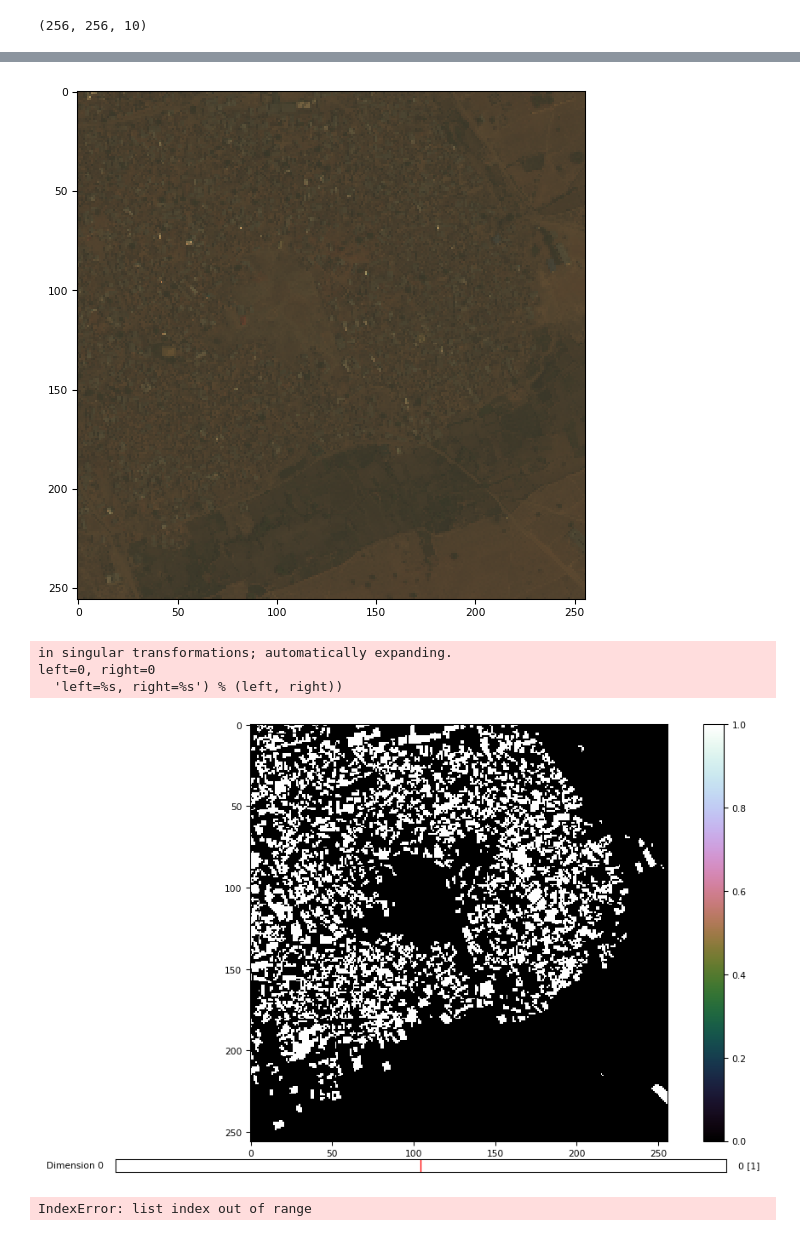
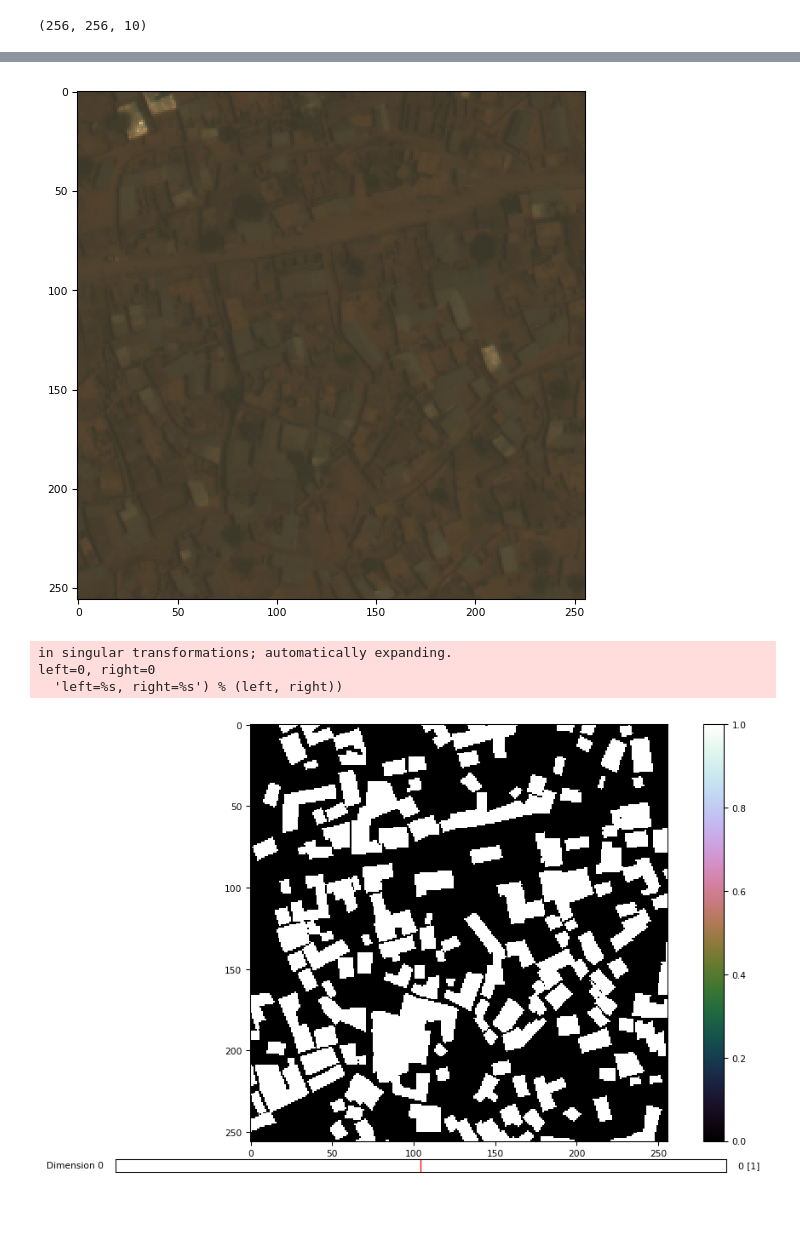
Before and after one commit to ParuninPavel/remote_sensing, a Jupyter notebook: Dataset_prep_lib.ipynb, the cells around one changed output, grey strips where cells are left out. Saved outputs shown, nothing was run; the diff lists cells and outputs as text; code cells hidden in the pictures.

```diff
--- a/Dataset_prep_lib.ipynb
+++ b/Dataset_prep_lib.ipynb
@@ -553,7 +633,7 @@ left=0, right=0
 img_ra = np.rollaxis(img, 0,3)
 test = MapObject(img_ra, masks_dict)
 test.poly2mask()
-patches, mask_patches = test.get_ordered_patches(shear=0, scale = 0.1, random_shear=False, aug=False)
+patches, mask_patches = test.get_ordered_patches(shear=0, scale = 0.5, random_shear=False, aug=False)
 for i in range(5):
     tiff.imshow(patches[i])
     plt.show()
@@ -568,6 +647,5 @@ ____ (339, 334, 10)
-[figure, old version]
+[figure, new version]
 in singular transformations; automatically expanding.
 left=0, right=0
   'left=%s, right=%s') % (left, right))
-[figure, old version]
+[figure, new version]
-IndexError: list index out of range
```
Also changed, not shown: parts of 9 cells of this notebook, 1 other file.
